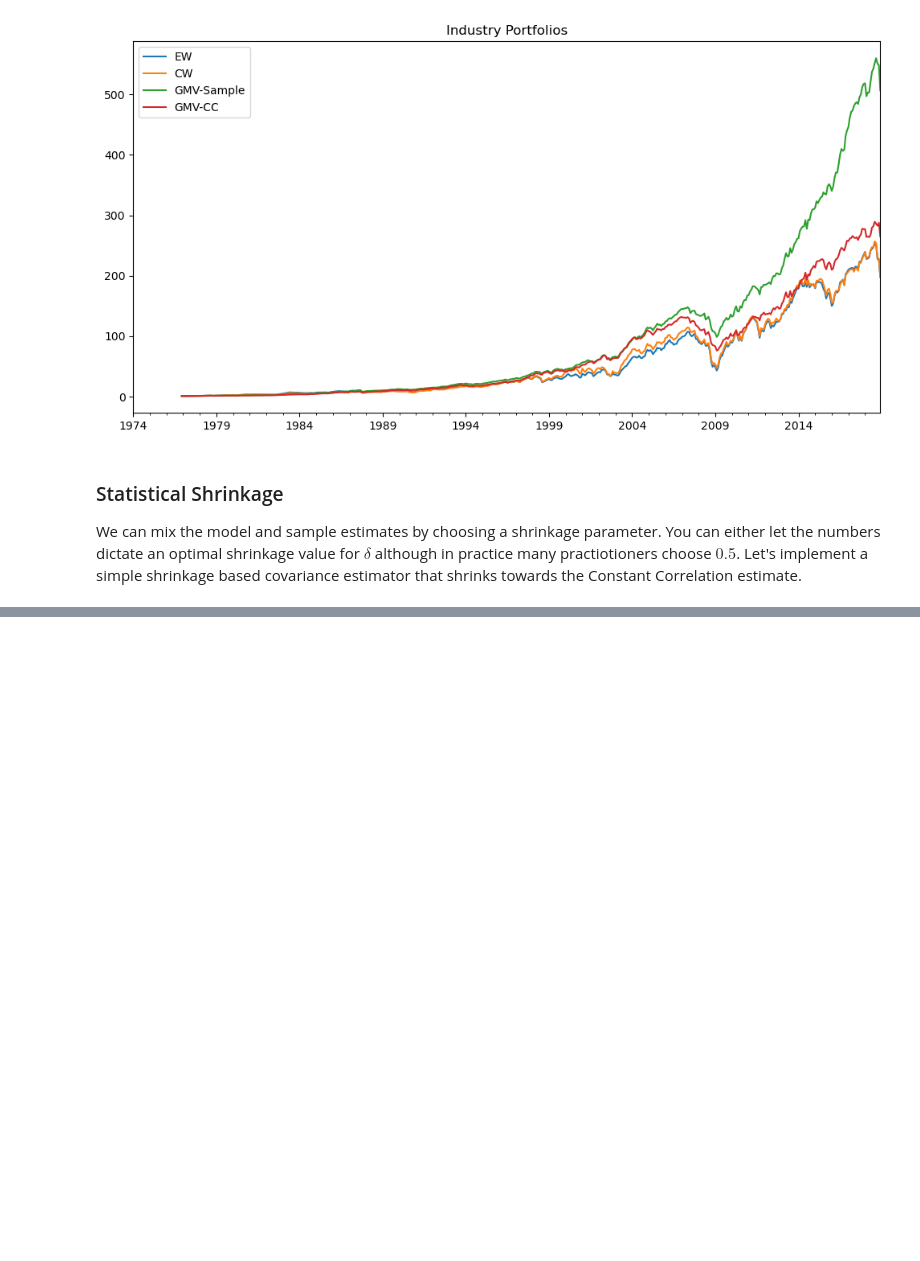
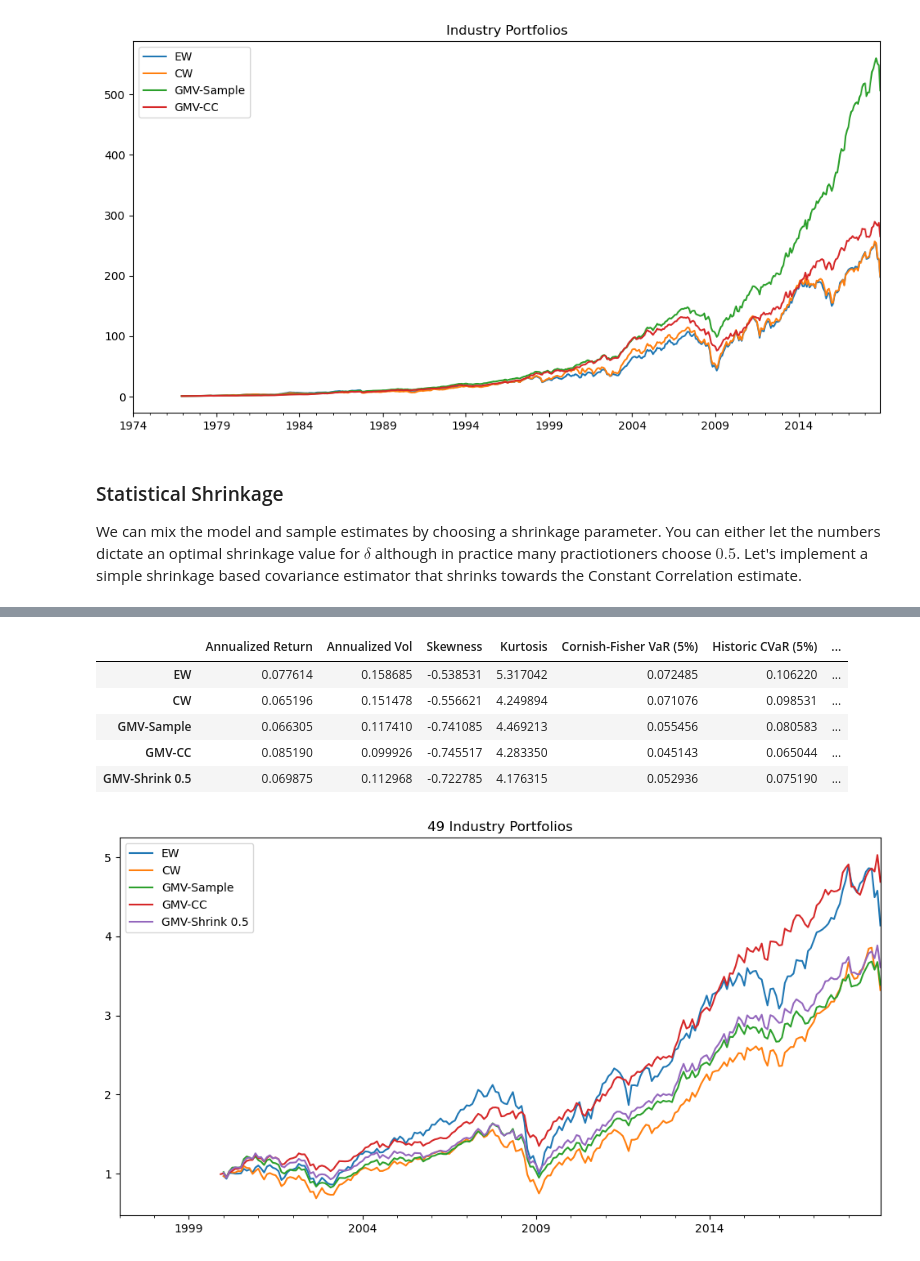
Before and after one commit to ahmet794/Investment-Banking-Asset-Management, a Jupyter notebook: Advanced Portfolio Construction and Analysis with Python/Labs Week 2.ipynb, the cells around one changed output, grey strips where cells are left out. Drawn from its saved outputs; the diff is of its cells as text; code cells hidden in the pictures; blank space fills up the shorter version.

Commit message:
Graph

```diff
--- a/Advanced Portfolio Construction and Analysis with Python/Labs Week 2.ipynb
+++ b/Advanced Portfolio Construction and Analysis with Python/Labs Week 2.ipynb
@@ -160,0 +163,13 @@ wts.T.plot.bar(stacked=True, figsize=(12,6), legend=False);
+# %%
+mv_sh_r = rk.backtest_ws(ind_rets, estimation_window=36, weighting=rk.weight_gmv, cov_estimator=rk.shrinkage_cov, delta=0.5)
+btr = pd.DataFrame({"EW": ewr, "CW": cwr, "GMV-Sample": mv_s_r, "GMV-CC": mv_cc_r, 'GMV-Shrink 0.5': mv_sh_r})
+(1+btr).cumprod().plot(figsize=(12,6), title="49 Industry Portfolios")
+rk.summary_stats(btr.dropna())
+# %% [output]
+|  | Annualized Return | Annualized Vol | Skewness | Kurtosis | Cornish-Fisher VaR (5%) | Historic CVaR (5%) | ... |
+| EW | 0.077614 | 0.158685 | -0.538531 | 5.317042 | 0.072485 | 0.106220 | ... |
+| CW | 0.065196 | 0.151478 | -0.556621 | 4.249894 | 0.071076 | 0.098531 | ... |
+| GMV-Sample | 0.066305 | 0.117410 | -0.741085 | 4.469213 | 0.055456 | 0.080583 | ... |
+| GMV-CC | 0.085190 | 0.099926 | -0.745517 | 4.283350 | 0.045143 | 0.065044 | ... |
+| GMV-Shrink 0.5 | 0.069875 | 0.112968 | -0.722785 | 4.176315 | 0.052936 | 0.075190 | ... |
+[figure, added]
```
Also changed, not shown: parts of 1 cell of this notebook.
